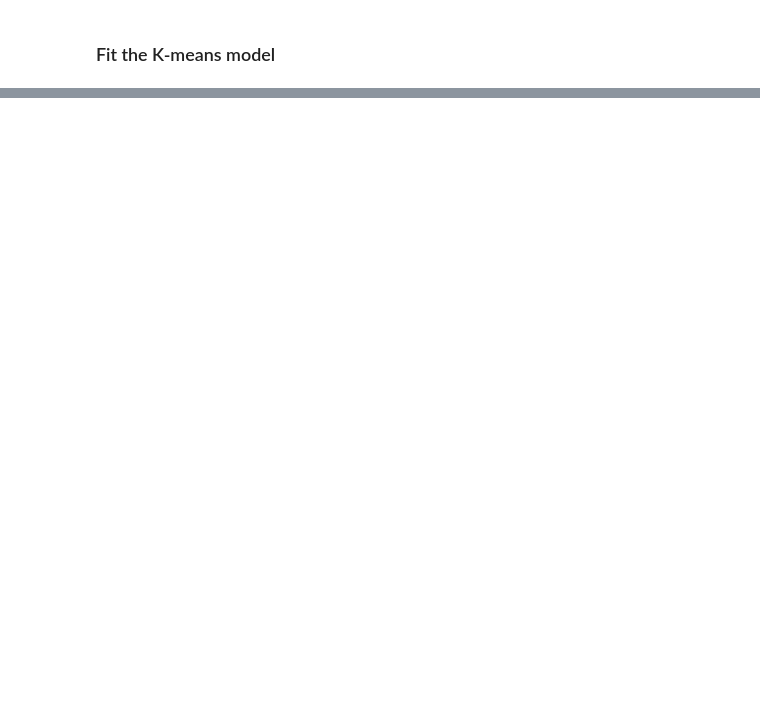
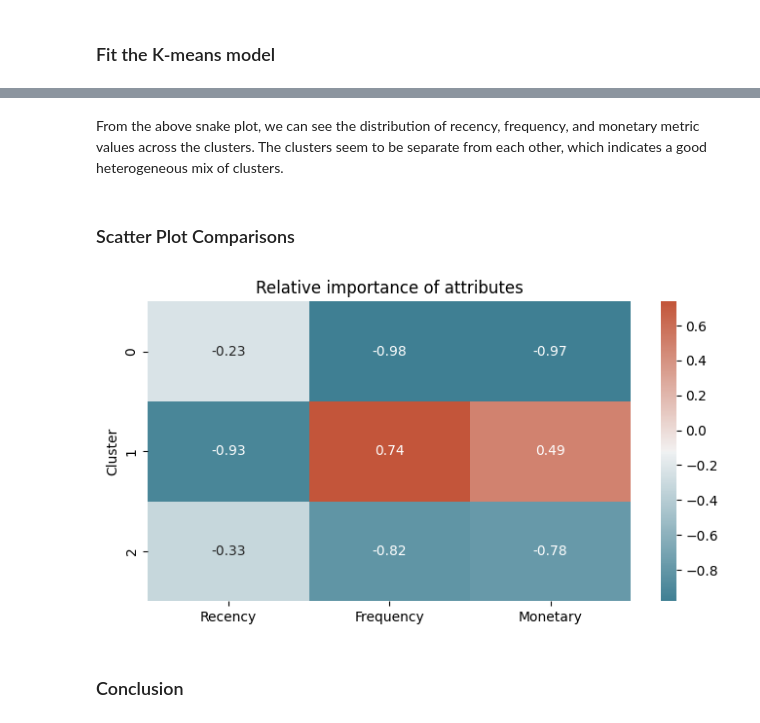
Before and after one commit to HanL1223/JR_Recommender, a Jupyter notebook: projects/cafe-analytics/CA-7.ipynb, the cells around one changed output, grey strips where cells are left out. Drawn from its saved outputs; the diff is of its cells as text; code cells hidden in the pictures; blank space fills up the shorter version.

```diff
--- a/projects/cafe-analytics/CA-7.ipynb
+++ b/projects/cafe-analytics/CA-7.ipynb
@@ -177,0 +290,4 @@ rfm_df.groupby('Cluster_group').agg({
+# %% [markdown]
+From the above snake plot, we can see the distribution of recency, frequency, and monetary metric values across the clusters. The clusters seem to be separate from each other, which indicates a good heterogeneous mix of clusters.
+# %% [markdown]
+### Scatter Plot Comparisons
@@ -177,0 +300,18 @@ rfm_df.groupby('Cluster_group').agg({
+# %%
+cluster_avg = rfm_df[['Cluster','Recency','Frequency','Monetary']].groupby(['Cluster']).mean()
+population_avg = rfm_df[['Recency','Frequency','Monetary']].head().mean()
+# %%
+relative_imp = cluster_avg / population_avg - 1
+relative_imp.round(2)
+
+cmap = sns.diverging_palette(220, 20, as_cmap=True)
+# Plot heatmap
+relative_imp = relative_imp.astype(float)
+plt.figure(figsize=(8, 4))
+plt.title('Relative importance of attributes')
+sns.heatmap(data=relative_imp, annot=True, fmt='.2f', cmap=cmap)
+plt.show()
+# %% [output]
+[figure, added]
+# %% [markdown]
+### Conclusion
```
Also changed, not shown: parts of 27 cells of this notebook.
